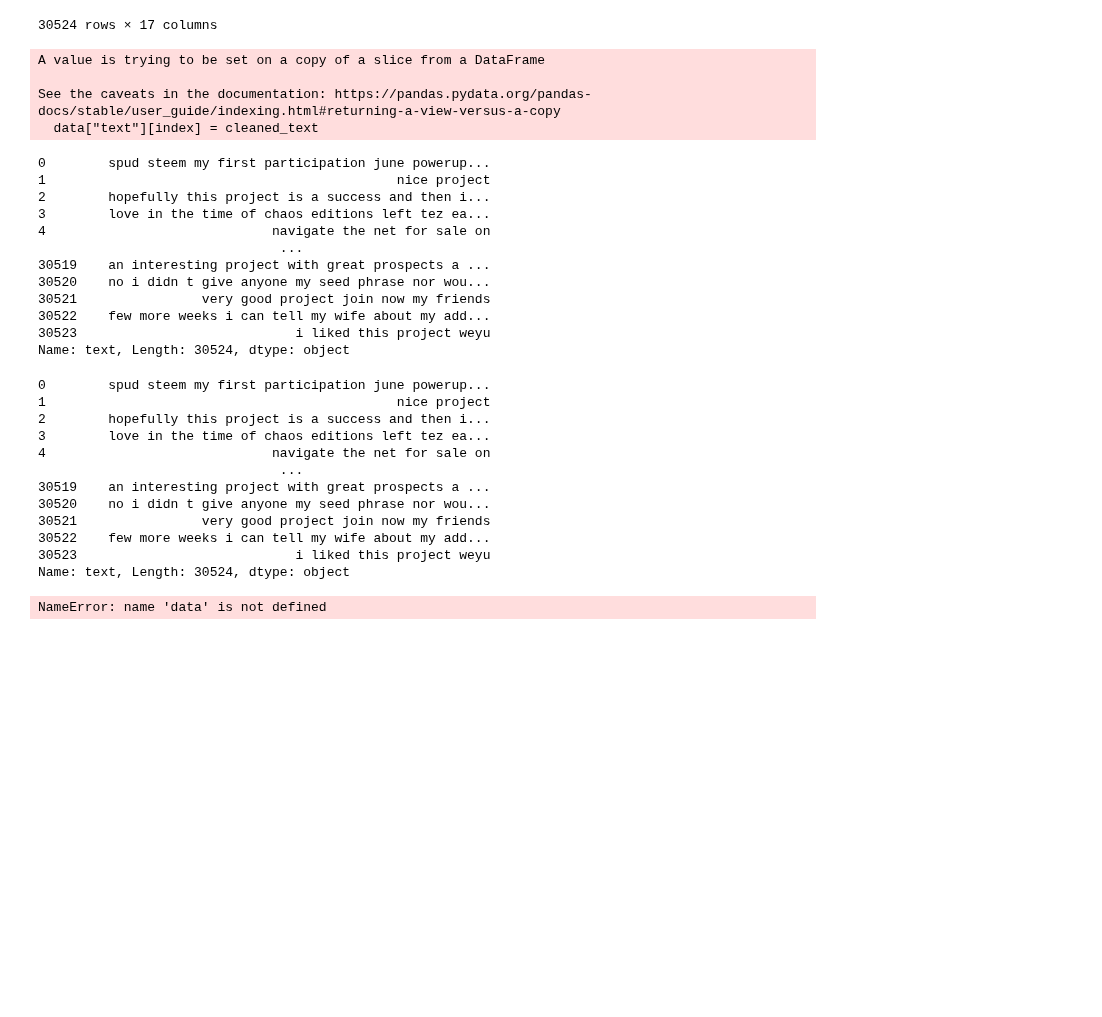
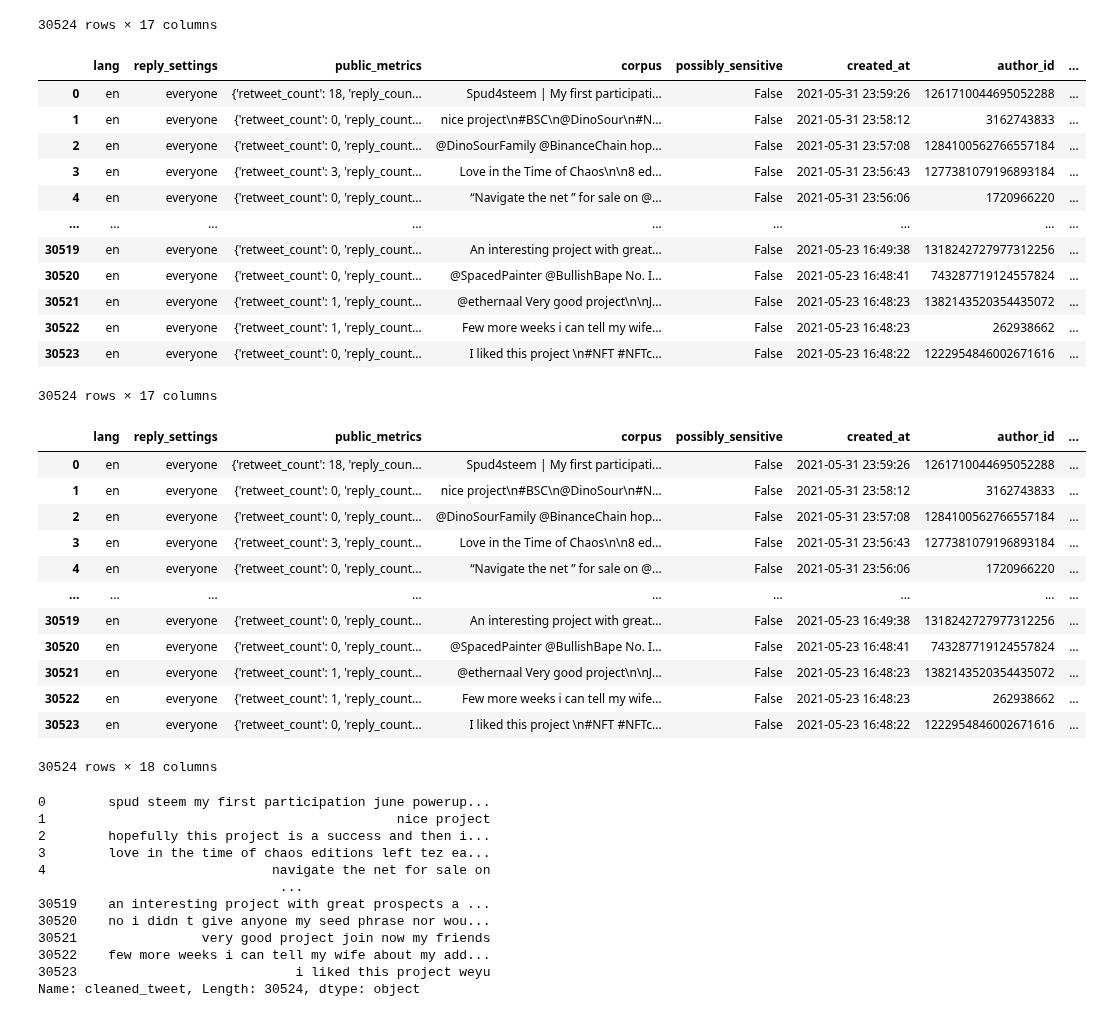
Before and after one commit to ginalamp/NFT_Twitter_Evolution, a Jupyter notebook: clean_corpus.ipynb, the cells around one changed output. Saved outputs shown, nothing was run; the diff lists cells and outputs as text; code cells hidden in the pictures; blank space fills up the shorter version.

Commit message:
Add full corpus and cleaned to csv output
Add output to file where topic_modelling.ipynb can access

```diff
--- a/clean_corpus.ipynb
+++ b/clean_corpus.ipynb
@@ -40,6 +40,23 @@ data
 | 30522 | en | everyone | {'retweet_count': 1, 'reply_count... | Few more weeks i can tell my wife... | False | 2021-05-23 16:48:23 | 262938662 | ... |
 | 30523 | en | everyone | {'retweet_count': 0, 'reply_count... | I liked this project \n#NFT #NFTc... | False | 2021-05-23 16:48:22 | 1222954846002671616 | ... |
 30524 rows × 17 columns
+# %%
+data = data.rename(columns={'text': 'corpus'})
+data
+# %% [output]
+|  | lang | reply_settings | public_metrics | corpus | possibly_sensitive | created_at | author_id | ... |
+| 0 | en | everyone | {'retweet_count': 18, 'reply_coun... | Spud4steem | My first participati... | False | 2021-05-31 23:59:26 | 1261710044695052288 | ... |
+| 1 | en | everyone | {'retweet_count': 0, 'reply_count... | nice project\n#BSC\n@DinoSour\n#N... | False | 2021-05-31 23:58:12 | 3162743833 | ... |
+| 2 | en | everyone | {'retweet_count': 0, 'reply_count... | @DinoSourFamily @BinanceChain hop... | False | 2021-05-31 23:57:08 | 1284100562766557184 | ... |
+| 3 | en | everyone | {'retweet_count': 3, 'reply_count... | Love in the Time of Chaos\n\n8 ed... | False | 2021-05-31 23:56:43 | 1277381079196893184 | ... |
+| 4 | en | everyone | {'retweet_count': 0, 'reply_count... | “Navigate the net ” for sale on @... | False | 2021-05-31 23:56:06 | 1720966220 | ... |
+| ... | ... | ... | ... | ... | ... | ... | ... | ... |
+| 30519 | en | everyone | {'retweet_count': 0, 'reply_count... | An interesting project with great... | False | 2021-05-23 16:49:38 | 1318242727977312256 | ... |
+| 30520 | en | everyone | {'retweet_count': 0, 'reply_count... | @SpacedPainter @BullishBape No. I... | False | 2021-05-23 16:48:41 | 743287719124557824 | ... |
+| 30521 | en | everyone | {'retweet_count': 1, 'reply_count... | @ethernaal Very good project\n\nJ... | False | 2021-05-23 16:48:23 | 1382143520354435072 | ... |
+| 30522 | en | everyone | {'retweet_count': 1, 'reply_count... | Few more weeks i can tell my wife... | False | 2021-05-23 16:48:23 | 262938662 | ... |
+| 30523 | en | everyone | {'retweet_count': 0, 'reply_count... | I liked this project \n#NFT #NFTc... | False | 2021-05-23 16:48:22 | 1222954846002671616 | ... |
+30524 rows × 17 columns
 # %%
 # add stop words
 stop_words = stopwords.words('english')
@@ -99,30 +116,30 @@ def stem_and_remove_stopwords(tweet):
 
 
 # clean data text line by line
+cleaned_text = []
 for index in data.index:
-    text = data["text"][index]
-    cleaned_text = clean_tweet(text)
-    data["text"][index] = cleaned_text
-data['text']
+    text = data["corpus"][index]
+    cleaned_text.append(clean_tweet(text))
+
+cleaned_df = pd.DataFrame(cleaned_text[0:], columns=["cleaned_tweet"])
+data['cleaned_tweet'] = cleaned_df['cleaned_tweet']
+data
 # %% [output]
+|  | lang | reply_settings | public_metrics | corpus | possibly_sensitive | created_at | author_id | ... |
+| 0 | en | everyone | {'retweet_count': 18, 'reply_coun... | Spud4steem | My first participati... | False | 2021-05-31 23:59:26 | 1261710044695052288 | ... |
+| 1 | en | everyone | {'retweet_count': 0, 'reply_count... | nice project\n#BSC\n@DinoSour\n#N... | False | 2021-05-31 23:58:12 | 3162743833 | ... |
+| 2 | en | everyone | {'retweet_count': 0, 'reply_count... | @DinoSourFamily @BinanceChain hop... | False | 2021-05-31 23:57:08 | 1284100562766557184 | ... |
+| 3 | en | everyone | {'retweet_count': 3, 'reply_count... | Love in the Time of Chaos\n\n8 ed... | False | 2021-05-31 23:56:43 | 1277381079196893184 | ... |
+| 4 | en | everyone | {'retweet_count': 0, 'reply_count... | “Navigate the net ” for sale on @... | False | 2021-05-31 23:56:06 | 1720966220 | ... |
+| ... | ... | ... | ... | ... | ... | ... | ... | ... |
+| 30519 | en | everyone | {'retweet_count': 0, 'reply_count... | An interesting project with great... | False | 2021-05-23 16:49:38 | 1318242727977312256 | ... |
+| 30520 | en | everyone | {'retweet_count': 0, 'reply_count... | @SpacedPainter @BullishBape No. I... | False | 2021-05-23 16:48:41 | 743287719124557824 | ... |
+| 30521 | en | everyone | {'retweet_count': 1, 'reply_count... | @ethernaal Very good project\n\nJ... | False | 2021-05-23 16:48:23 | 1382143520354435072 | ... |
+| 30522 | en | everyone | {'retweet_count': 1, 'reply_count... | Few more weeks i can tell my wife... | False | 2021-05-23 16:48:23 | 262938662 | ... |
+| 30523 | en | everyone | {'retweet_count': 0, 'reply_count... | I liked this project \n#NFT #NFTc... | False | 2021-05-23 16:48:22 | 1222954846002671616 | ... |
-A value is trying to be set on a copy of a slice from a DataFrame
-
-See the caveats in the documentation: https://pandas.pydata.org/pandas-docs/stable/user_guide/indexing.html#returning-a-view-versus-a-copy
-  data["text"][index] = cleaned_text
+30524 rows × 18 columns
-0        spud steem my first participation june powerup...
-1                                             nice project
-2        hopefully this project is a success and then i...
-3        love in the time of chaos editions left tez ea...
-4                             navigate the net for sale on
-                               ...
-30519    an interesting project with great prospects a ...
-30520    no i didn t give anyone my seed phrase nor wou...
-30521                very good project join now my friends
-30522    few more weeks i can tell my wife about my add...
-30523                            i liked this project weyu
-Name: text, Length: 30524, dtype: object
 # %%
-data["text"]
+data["cleaned_tweet"]
 # %% [output]
 0        spud steem my first participation june powerup...
 1                                             nice project
@@ -135,5 +152,5 @@ data["text"]
 30521                very good project join now my friends
 30522    few more weeks i can tell my wife about my add...
 30523                            i liked this project weyu
-Name: text, Length: 30524, dtype: object
+Name: cleaned_tweet, Length: 30524, dtype: object
 # %%
@@ -146,6 +163,4 @@ with open('dataout/cleaned_tweets.txt', 'w') as f:
 # %%
-# output data text (with their created at time stamps) to csv
-selected_columns = ["created_at", "text"]
-data.to_csv('dataout/cleaned_tweets.csv', columns = selected_columns)
+# output data text, cleaned_tweets, and createdAt to csv
+selected_columns = ["created_at", "corpus", "cleaned_tweet"]
+data.to_csv('datain/topic_modelling/cleaned_tweets.csv', columns = selected_columns)
-# %% [output]
-NameError: name 'data' is not defined
```
Also changed, not shown: parts of 2 cells of this notebook.
